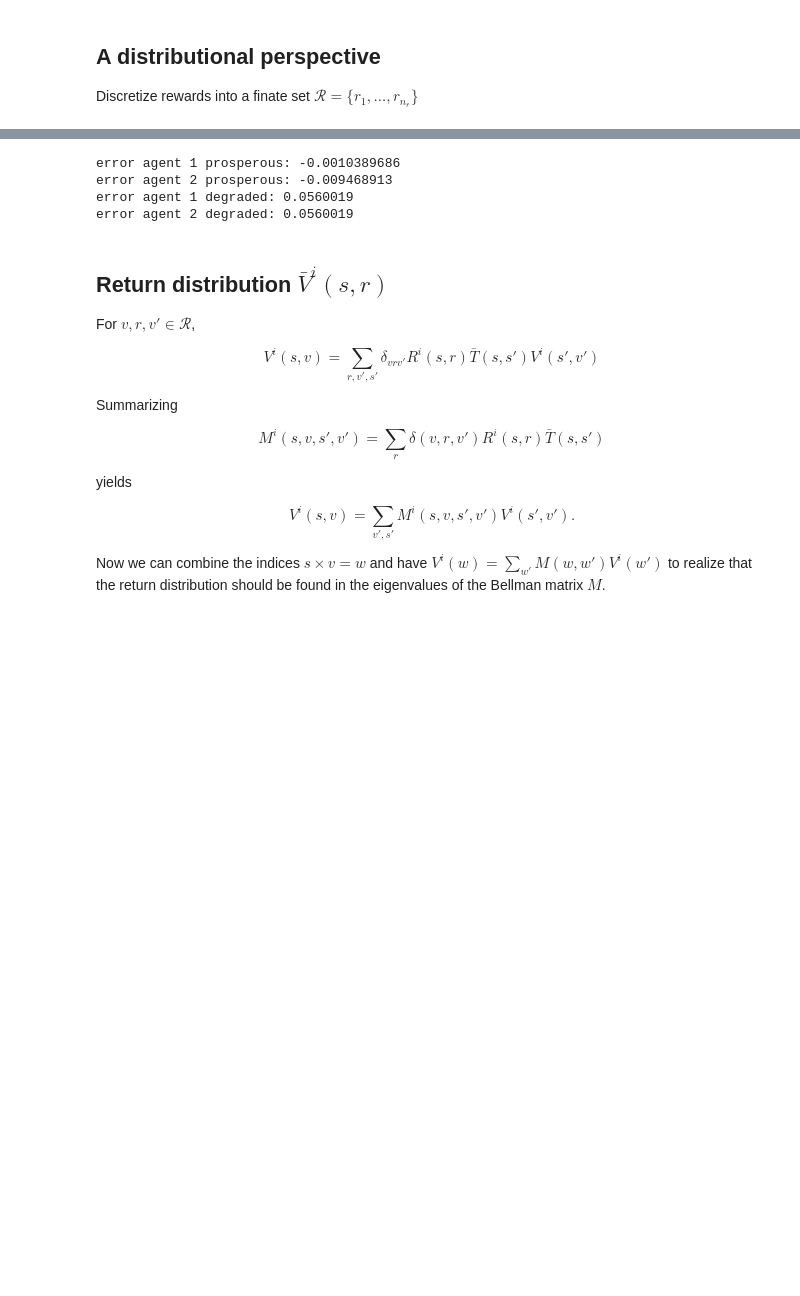
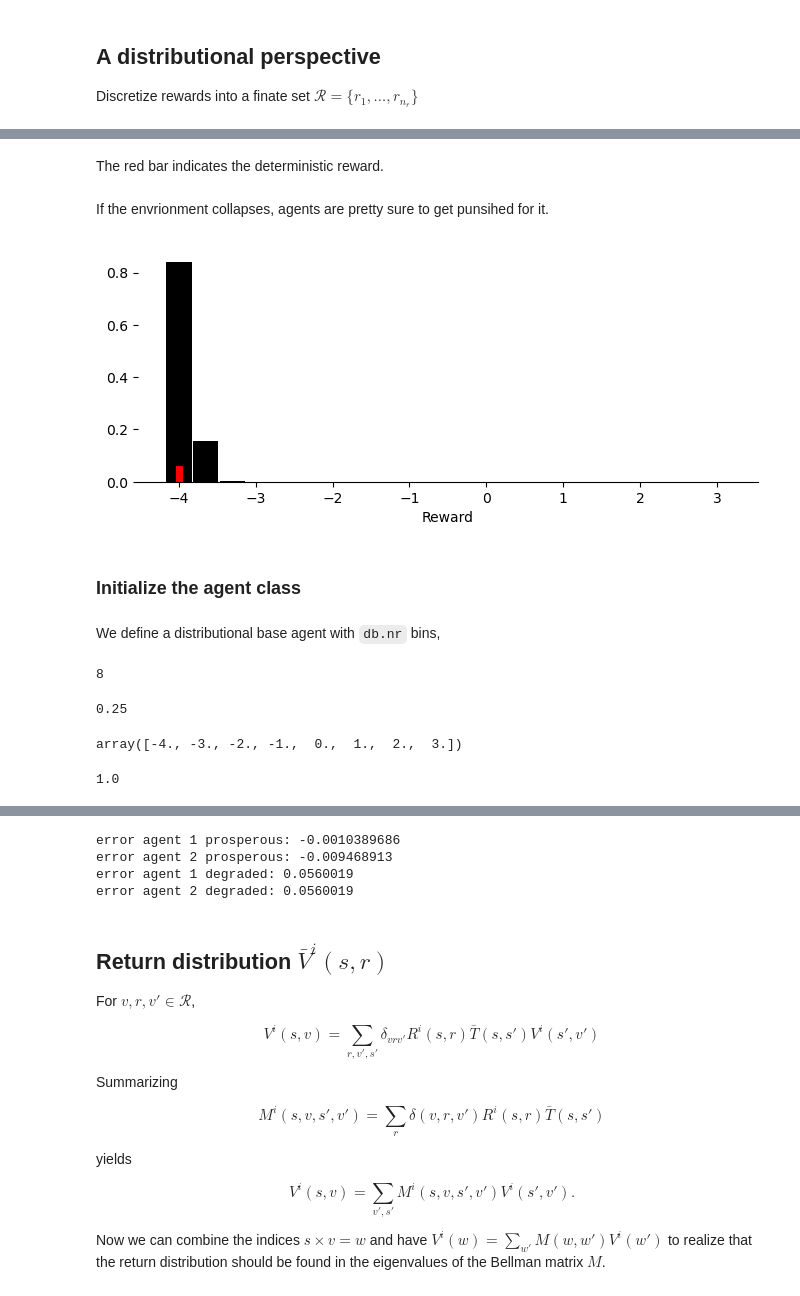
Before and after one commit to gerardoparra/pyDDRL, a Jupyter notebook: DistLD.ipynb, the cells around one changed output, grey strips where cells are left out. Cells and saved outputs as stored; diff of their text form; code cells hidden in the pictures; blank space fills up the shorter version.

```diff
--- a/DistLD.ipynb
+++ b/DistLD.ipynb
@@ -165,0 +151,10 @@ Text(0.5, 0, 'Reward value')
+# %% [markdown]
+The red bar indicates the deterministic reward.
+# %% [markdown]
+If the envrionment collapses, agents are pretty sure to get punsihed for it.
+# %%
+plot_Risjasr(i=1,s=1,a1=0,a2=1,s_=0)
+# %% [output]
+[figure, added]
+# %% [markdown]
+### Initialize the agent class
@@ -165,0 +210,18 @@ Text(0.5, 0, 'Reward value')
+# %% [markdown]
+We define a distributional base agent with `db.nr` bins,
+# %%
+db.nr
+# %% [output]
+8
+# %%
+db.discsig
+# %% [output]
+0.25
+# %%
+db.gridpoints
+# %% [output]
+array([-4., -3., -2., -1.,  0.,  1.,  2.,  3.])
+# %%
+db.gridwidth
+# %% [output]
+1.0
```
Also changed, not shown: parts of 60 cells of this notebook, 2 other files.
